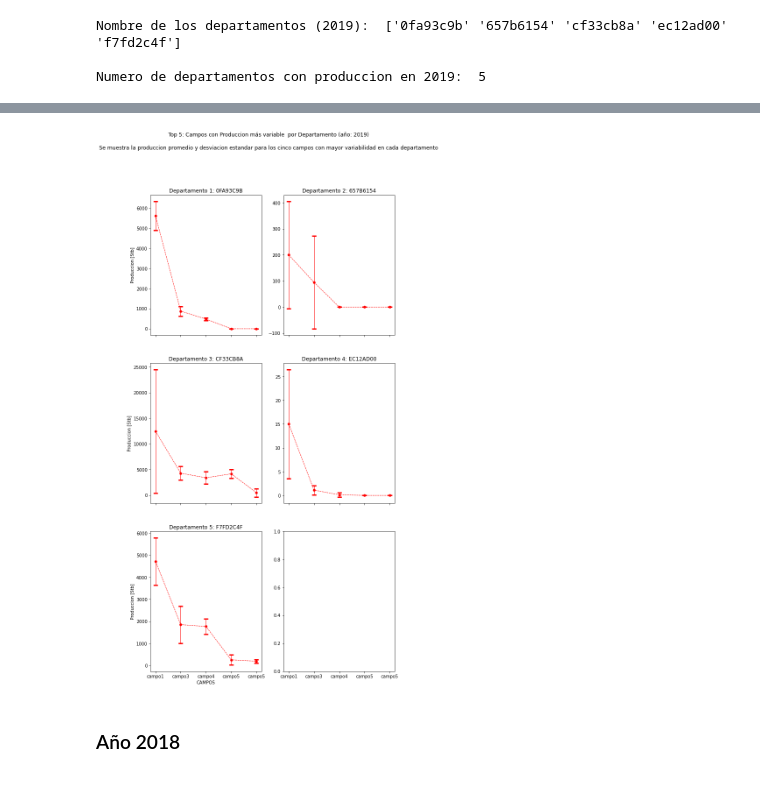
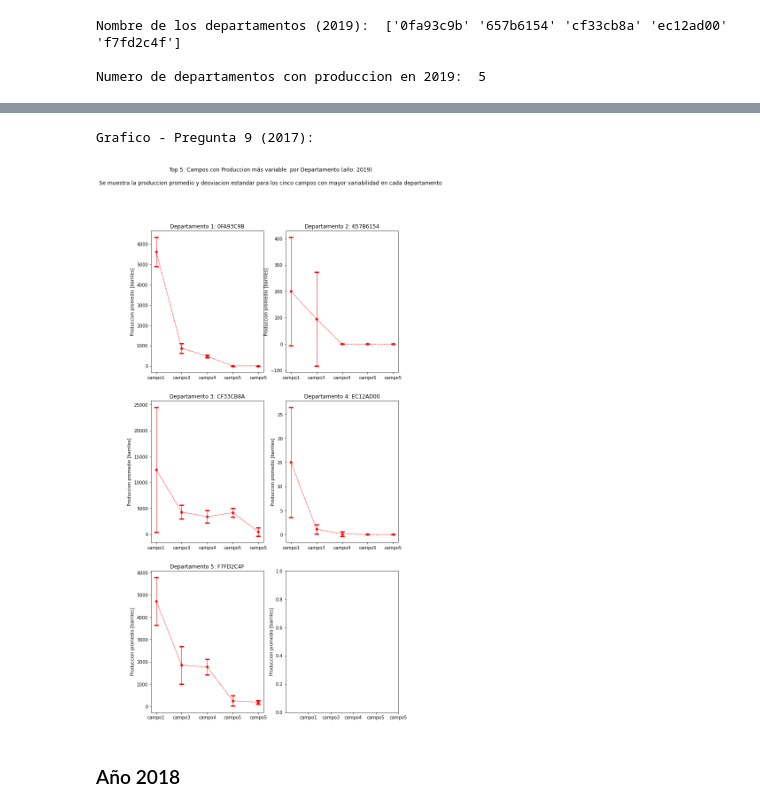
Before and after one commit to yoi23/HackathonOG2020, a Jupyter notebook: blind_test.ipynb, the cells around one changed output, grey strips where cells are left out. Drawn from its saved outputs; the diff is of its cells as text; code cells hidden in the pictures.

```diff
--- a/blind_test.ipynb
+++ b/blind_test.ipynb
@@ -277,41 +312,38 @@ dep5_mean = dep_mean_values[4,:]
 dep5 = departamentos[4]
 
 ## Crear Grafica
-fig, axs = plt.subplots(nrows=3, ncols=2, sharex=True,figsize = (10,20))
+fig, axs = plt.subplots(nrows=3, ncols=2, figsize = (10,20))
 fig.suptitle('Top 5: Campos con Produccion más variable  por Departamento (año: 2019)\n\nSe muestra la produccion promedio y desviacion estandar para los cinco campos con mayor variabilidad en cada departamento')
-plt.setp(axs, xticks = x, xticklabels=x_labels)
+plt.setp(axs, xticks = x, xticklabels=x_labels, ylabel = 'Produccion promedio [barriles]')
 
 # definir tipo de linea
 linestyle = {"linestyle":"--", "linewidth":1, "markeredgewidth":3, "elinewidth":1, "capsize":5}
 
 # Departamento 1
 axs[0,0].errorbar(x, dep1_mean, dep1_std, color = 'r', marker='.',**linestyle)
 axs[0,0].set_title('Departamento 1: '+str(dep1.upper()))
-axs[0,0].set_ylabel('Produccion [Stb]')
-
 
 # Departamento 2
 axs[0,1].errorbar(x, dep2_mean, dep2_std, color = 'r', marker='.',**linestyle)
 axs[0,1].set_title('Departamento 2: '+str(dep2.upper()))
 
 # Departamento 3
 axs[1,0].errorbar(x, dep3_mean, dep3_std, color = 'r', marker='.',**linestyle)
 axs[1,0].set_title('Departamento 3: '+str(dep3.upper()))
-axs[1,0].set_ylabel('Produccion [Stb]')
 
 # Departamento 4
 axs[1,1].errorbar(x, dep4_mean, dep4_std, color = 'r', marker='.',**linestyle)
 axs[1,1].set_title('Departamento 4: '+str(dep4.upper()))
 
 # Departamento 5
 axs[2,0].errorbar(x, dep5_mean, dep5_std, color = 'r', marker='.',**linestyle)
 axs[2,0].set_title('Departamento 5: '+str(dep5.upper()))
-axs[2,0].set_ylabel('Produccion [Stb]')
-axs[2,0].set_xlabel('CAMPOS')
 
+print('Grafico - Pregunta 9 (2017):\n')
 plt.show()
 # %% [output]
+Grafico - Pregunta 9 (2017):
-[figure, old version]
+[figure, new version]
 # %% [markdown]
 ### Año 2018
 # %%
```
Also changed, not shown: parts of 28 cells of this notebook.
